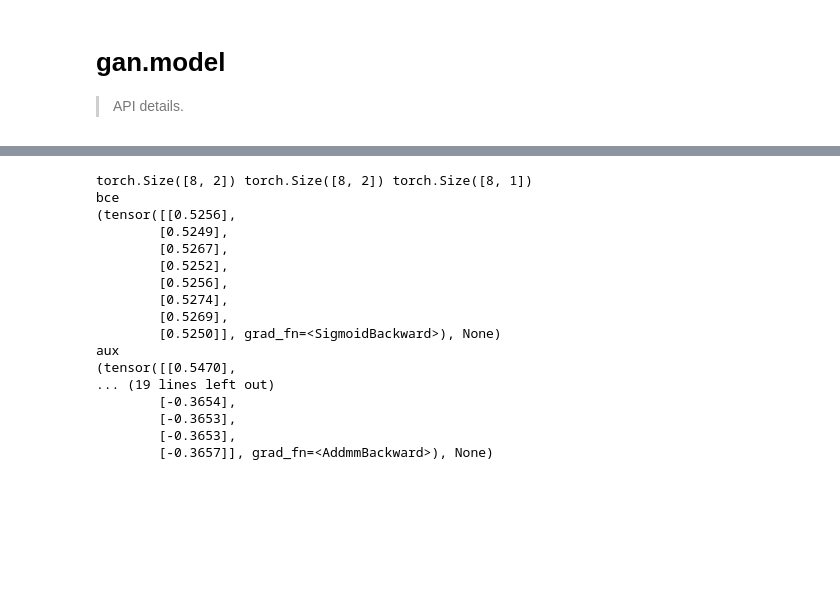
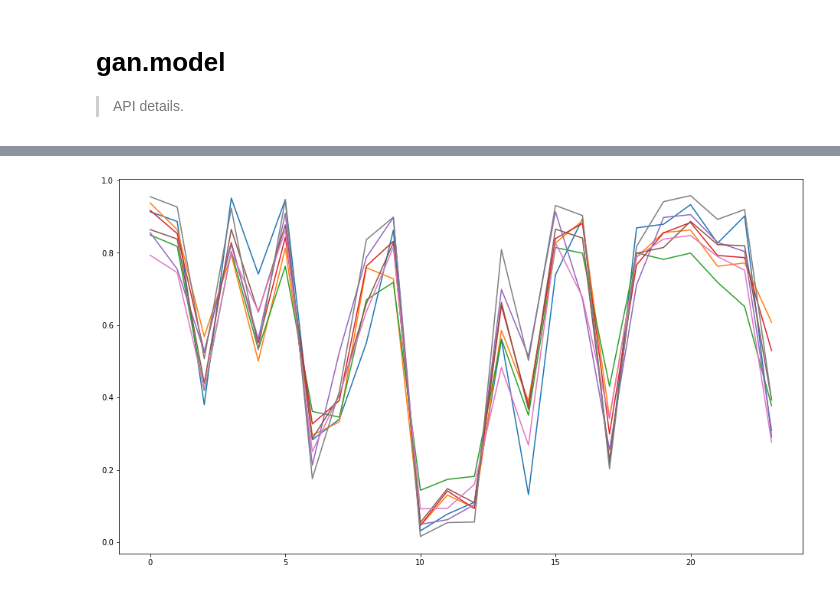
Before and after one commit to scribbler00/fastrenewables, a Jupyter notebook: nbs/10_gan.model.ipynb, the cells around one changed output, grey strips where cells are left out. Cells and saved outputs as stored; diff of their text form; code cells hidden in the pictures; blank space fills up the shorter version.

```diff
--- a/nbs/10_gan.model.ipynb
+++ b/nbs/10_gan.model.ipynb
@@ -547,3 +549,10 @@ GAN(
+# %%
+plt.figure(figsize=(16, 9))
+for idx in range(x_fake.shape[0]):
+    plt.plot(x_fake[idx, :].cpu().detach().numpy())
+plt.show()
+# %% [output]
+[figure, added]
 # %%
 # export
 
@@ -586,35 +595,19 @@ def get_gan_model(gan_type, model_type, structure, len_ts=1, n_classes=1, n_z=10
 # %%
 #hide
 
-n_dim = 2
-
-data = DummyDataset(n_samples=100, n_cat_feats=n_in, n_cont_feats=n_in, n_targets=1, n_dim=n_dim)
-dl = torch.utils.data.DataLoader(data, batch_size=8, shuffle=True, drop_last=True)
-
-for x_cat, x_cont, y in dl:
-    print(x_cat.shape, x_cont.shape, y.shape)
-    break
-
-model_type = 'mlp'
-for gan_type in ['bce', 'aux', 'wgan']:
-    model = get_gan_model(gan_type, model_type, structure=[n_hidden, n_hidden, n_in], emb_module=emb)
-    print(gan_type)
-    print(model(x_cat.long(), x_cont))
+#n_dim = 2
+#
+#data = DummyDataset(n_samples=100, n_cat_feats=n_in, n_cont_feats=n_in, n_targets=1, n_dim=n_dim)
+#dl = torch.utils.data.DataLoader(data, batch_size=8, shuffle=True, drop_last=True)
+#
+#for x_cat, x_cont, y in dl:
+#    print(x_cat.shape, x_cont.shape, y.shape)
+#    break
+#
+#model_type = 'mlp'
+#for gan_type in ['bce', 'aux', 'wgan']:
+#    model = get_gan_model(gan_type, model_type, structure=[n_z, n_hidden, n_in])
+#    print(gan_type)
+#    print(model(x_cat, x_cont)[0].shape)
+#    if gan_type == 'aux':
+#        print(model(x_cat, x_cont)[1].shape)
-# %% [output]
-torch.Size([8, 2]) torch.Size([8, 2]) torch.Size([8, 1])
-bce
-(tensor([[0.5256],
-        [0.5249],
-        [0.5267],
-        [0.5252],
-        [0.5256],
-        [0.5274],
-        [0.5269],
-        [0.5250]], grad_fn=<SigmoidBackward>), None)
-aux
-(tensor([[0.5470],
-... (19 lines left out)
-        [-0.3654],
-        [-0.3653],
-        [-0.3653],
-        [-0.3657]], grad_fn=<AddmmBackward>), None)
```
Also changed, not shown: parts of 17 cells of this notebook, 6 other files.
